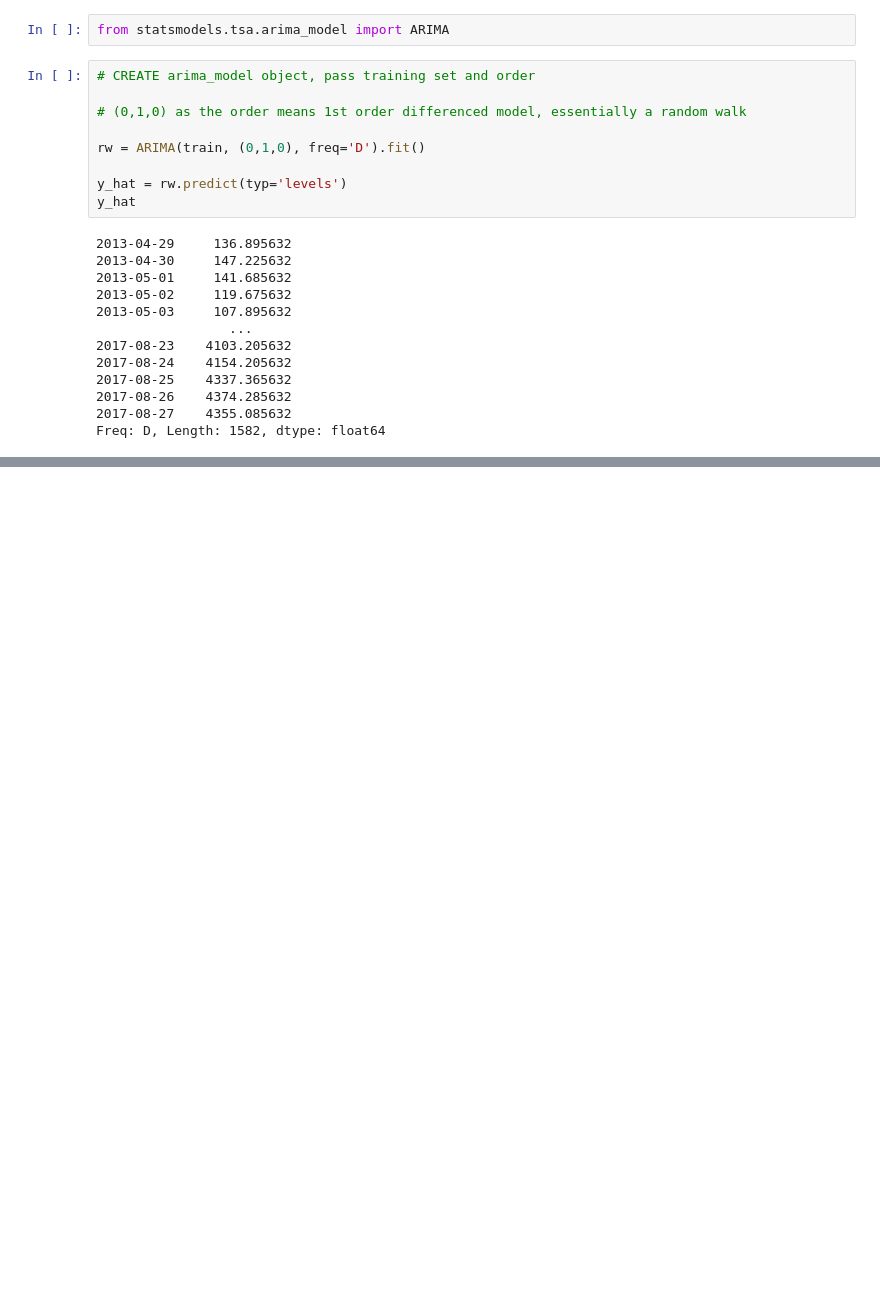
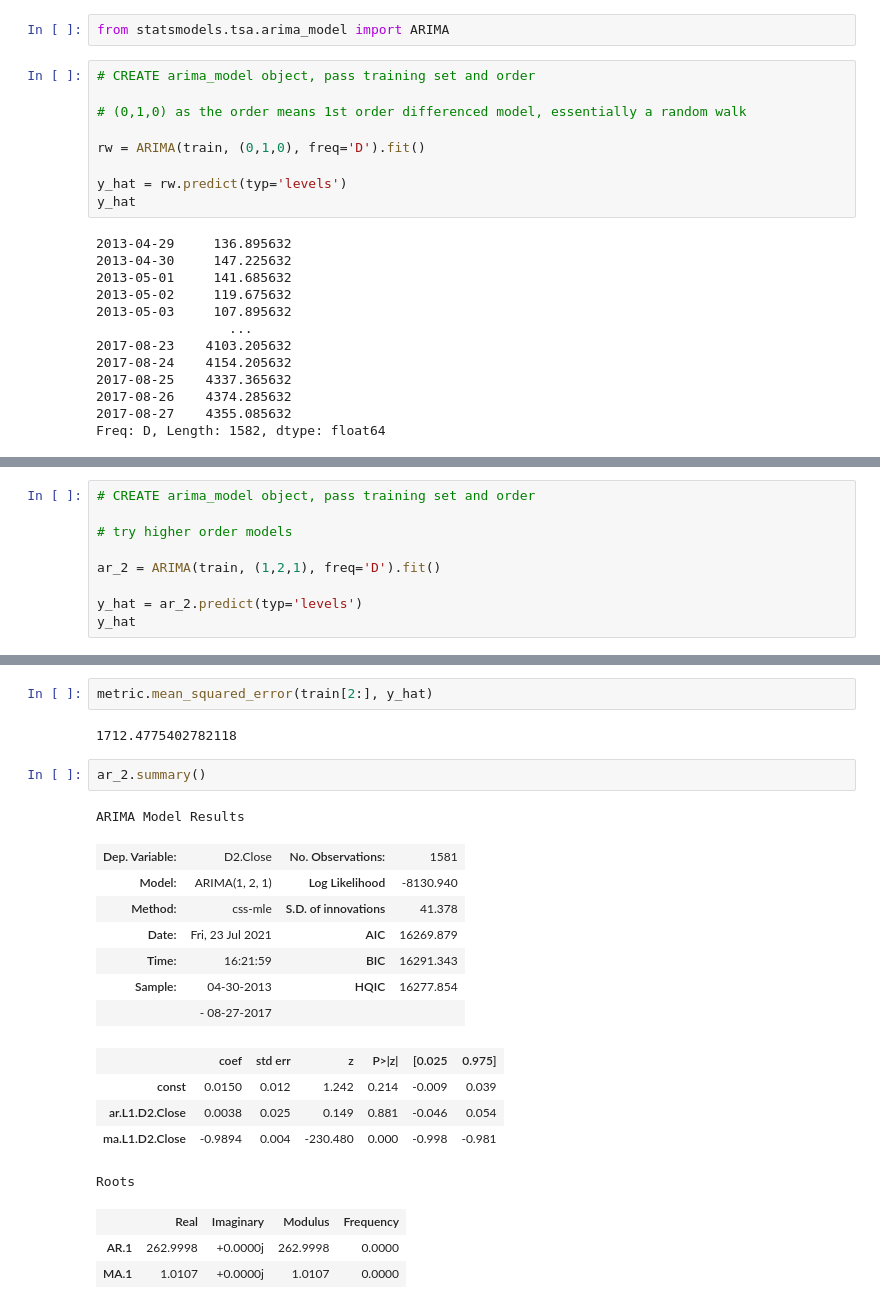
Before and after one commit to samjdedes/time_series_analysis, a Jupyter notebook: notebooks/EDA.ipynb, the cells around one changed output, grey strips where cells are left out. Saved outputs shown, nothing was run; the diff lists cells and outputs as text; blank space fills up the shorter version.

Commit message:
Test various ARIMA models

```diff
--- a/notebooks/EDA.ipynb
+++ b/notebooks/EDA.ipynb
@@ -803,0 +850,9 @@ metric.mean_squared_error(rw_train, y_hat)
+# %%
+# CREATE arima_model object, pass training set and order
+
+# try higher order models
+
+ar_2 = ARIMA(train, (1,2,1), freq='D').fit()
+
+y_hat = ar_2.predict(typ='levels')
+y_hat
@@ -803,0 +872,23 @@ metric.mean_squared_error(rw_train, y_hat)
+# %%
+metric.mean_squared_error(train[2:], y_hat)
+# %% [output]
+1712.4775402782118
+# %%
+ar_2.summary()
+# %% [output]
+ARIMA Model Results
+| Dep. Variable: | D2.Close | No. Observations: | 1581 |
+| Model: | ARIMA(1, 2, 1) | Log Likelihood | -8130.940 |
+| Method: | css-mle | S.D. of innovations | 41.378 |
+| Date: | Fri, 23 Jul 2021 | AIC | 16269.879 |
+| Time: | 16:21:59 | BIC | 16291.343 |
+| Sample: | 04-30-2013 | HQIC | 16277.854 |
+|  | - 08-27-2017 |  |  |
+|  | coef | std err | z | P>|z| | [0.025 | 0.975] |
+| const | 0.0150 | 0.012 | 1.242 | 0.214 | -0.009 | 0.039 |
+| ar.L1.D2.Close | 0.0038 | 0.025 | 0.149 | 0.881 | -0.046 | 0.054 |
+| ma.L1.D2.Close | -0.9894 | 0.004 | -230.480 | 0.000 | -0.998 | -0.981 |
+Roots
+|  | Real | Imaginary | Modulus | Frequency |
+| AR.1 | 262.9998 | +0.0000j | 262.9998 | 0.0000 |
+| MA.1 | 1.0107 | +0.0000j | 1.0107 | 0.0000 |
```
Also changed, not shown: parts of 12 cells of this notebook.
